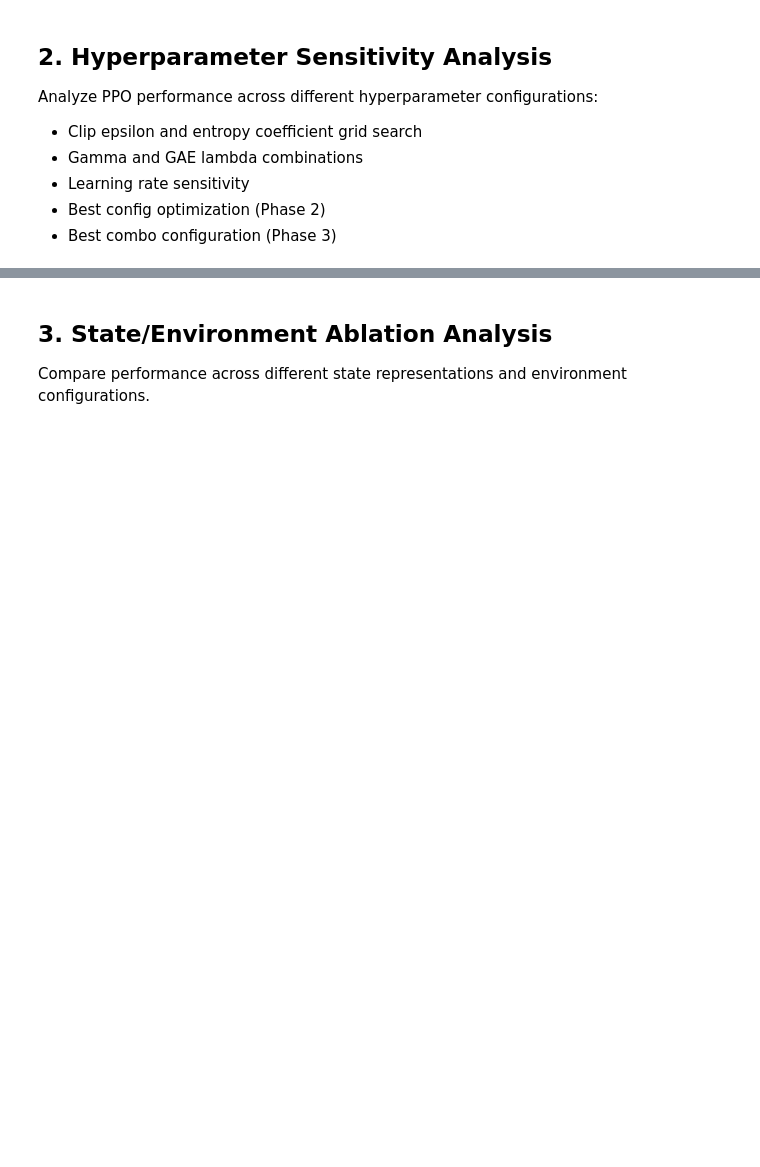
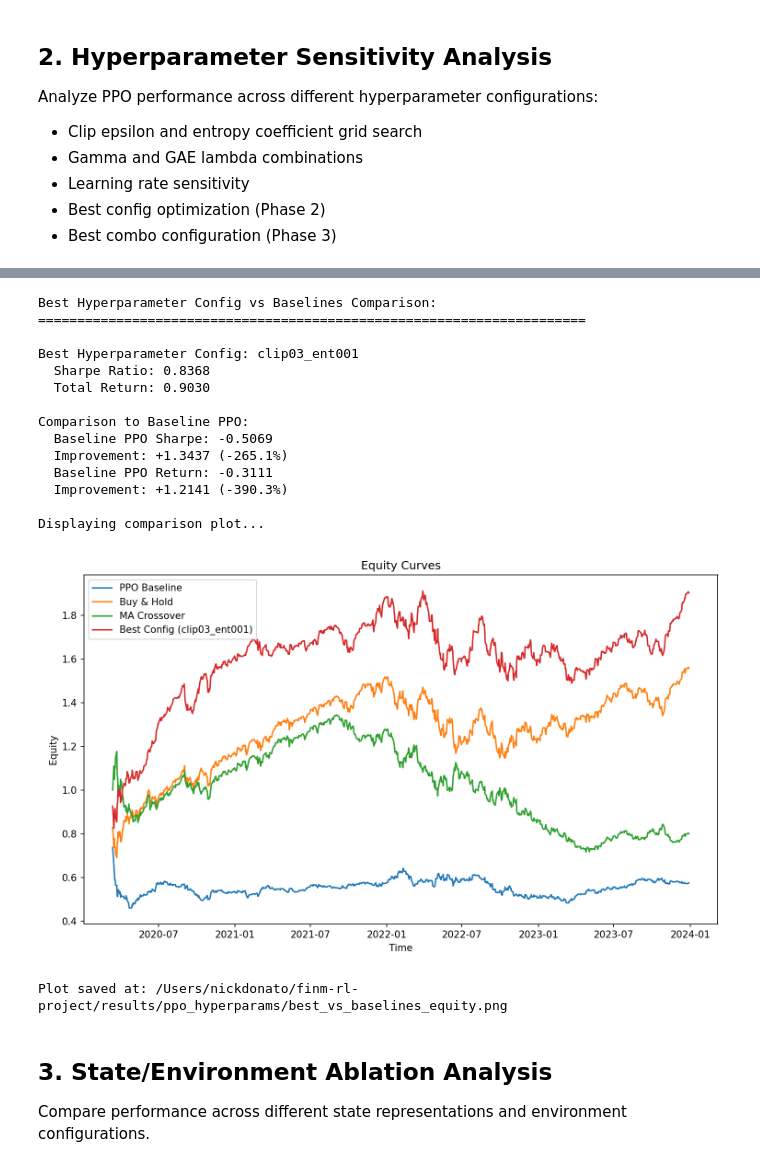
Before and after one commit to ekopen/finm-rl-project, a Jupyter notebook: notebooks/analysis_main.ipynb, the cells around one changed output, grey strips where cells are left out. Cells and saved outputs as stored; diff of their text form; code cells hidden in the pictures; blank space fills up the shorter version.

```diff
--- a/notebooks/analysis_main.ipynb
+++ b/notebooks/analysis_main.ipynb
@@ -436,3 +502,67 @@ if hyperparams_detailed_df is not None:
+# %%
+# Display baseline comparison plot (best hyperparameter config vs baselines)
+hyperparams_dir = RESULTS_DIR / "ppo_hyperparams"
+comparison_plot_path = hyperparams_dir / "best_vs_baselines_equity.png"
+
+if comparison_plot_path.exists():
+    from IPython.display import Image, display
+
+    print("Best Hyperparameter Config vs Baselines Comparison:")
+    print("=" * 70)
+
+    # Find best config name
+    if hyperparams_df is not None:
+        best_config_name = hyperparams_df.loc[hyperparams_df['sharpe'].idxmax(), 'name']
+        best_sharpe = hyperparams_df.loc[hyperparams_df['sharpe'].idxmax(), 'sharpe']
+        best_return = hyperparams_df.loc[hyperparams_df['sharpe'].idxmax(), 'total_return']
+
+        print(f"\nBest Hyperparameter Config: {best_config_name}")
+        print(f"  Sharpe Ratio: {best_sharpe:.4f}")
+        print(f"  Total Return: {best_return:.4f}")
+
+        # Compare to baseline PPO
+        core_baselines_path = RESULTS_DIR / "core_baselines" / "core_metrics.json"
+        if core_baselines_path.exists():
+            with open(core_baselines_path, 'r') as f:
+                core_metrics = json.load(f)
+
+            baseline_ppo_sharpe = core_metrics.get('PPO', {}).get('sharpe', None)
+            baseline_ppo_return = core_metrics.get('PPO', {}).get('total_return', None)
+
+            if baseline_ppo_sharpe is not None:
+                sharpe_improvement = best_sharpe - baseline_ppo_sharpe
+                return_improvement = best_return - baseline_ppo_return
+
+                print(f"\nComparison to Baseline PPO:")
+                print(f"  Baseline PPO Sharpe: {baseline_ppo_sharpe:.4f}")
+                print(f"  Improvement: {sharpe_improvement:+.4f} ({sharpe_improvement/baseline_ppo_sharpe*100:+.1f}%)")
+                print(f"  Baseline PPO Return: {baseline_ppo_return:.4f}")
+                print(f"  Improvement: {return_improvement:+.4f} ({return_improvement/baseline_ppo_return*100:+.1f}%)")
+
+    print(f"\nDisplaying comparison plot...")
+    display(Image(str(comparison_plot_path)))
+    print(f"\nPlot saved at: {comparison_plot_path}")
+else:
+    print("Baseline comparison plot not found.")
+    print(f"Expected path: {comparison_plot_path}")
+    print("Run exp_ppo_hyperparams.py to generate the comparison plot.")
+# %% [output]
+Best Hyperparameter Config vs Baselines Comparison:
+======================================================================
+
+Best Hyperparameter Config: clip03_ent001
+  Sharpe Ratio: 0.8368
+  Total Return: 0.9030
+
+Comparison to Baseline PPO:
+  Baseline PPO Sharpe: -0.5069
+  Improvement: +1.3437 (-265.1%)
+  Baseline PPO Return: -0.3111
+  Improvement: +1.2141 (-390.3%)
+
+Displaying comparison plot...
+[figure, added]
+Plot saved at: /Users/nickdonato/finm-rl-project/results/ppo_hyperparams/best_vs_baselines_equity.png
 # %% [markdown]
 ## 3. State/Environment Ablation Analysis
 
```
Also changed, not shown: parts of 6 cells of this notebook, 4 other files.
